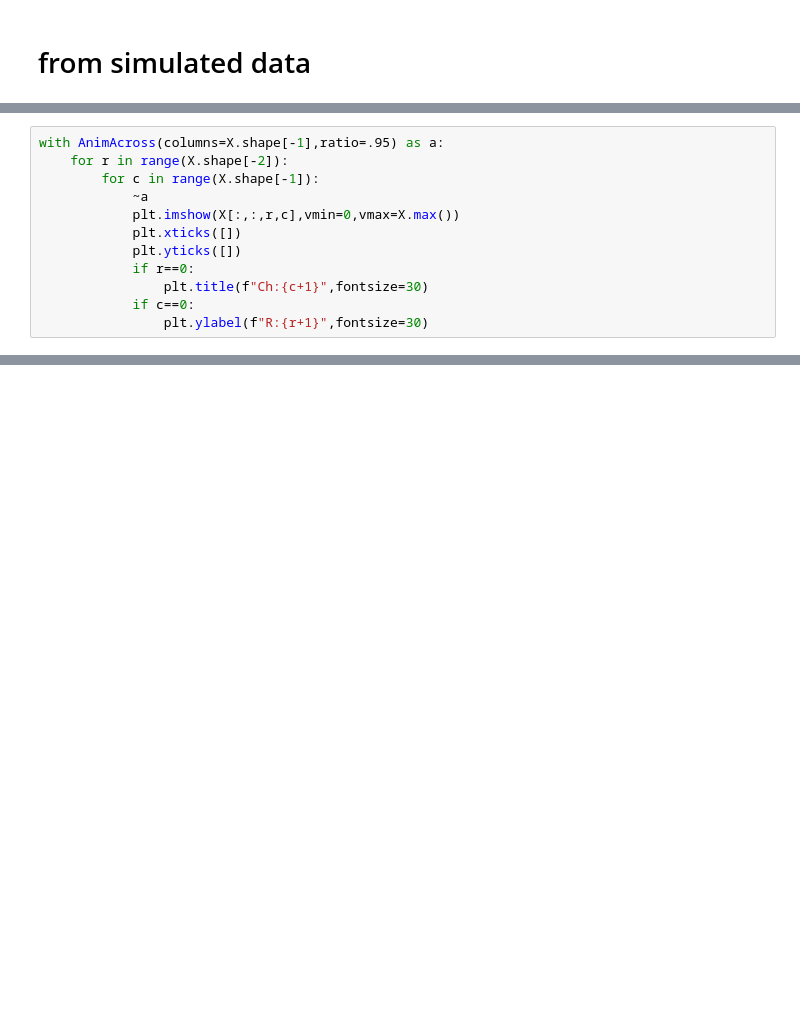
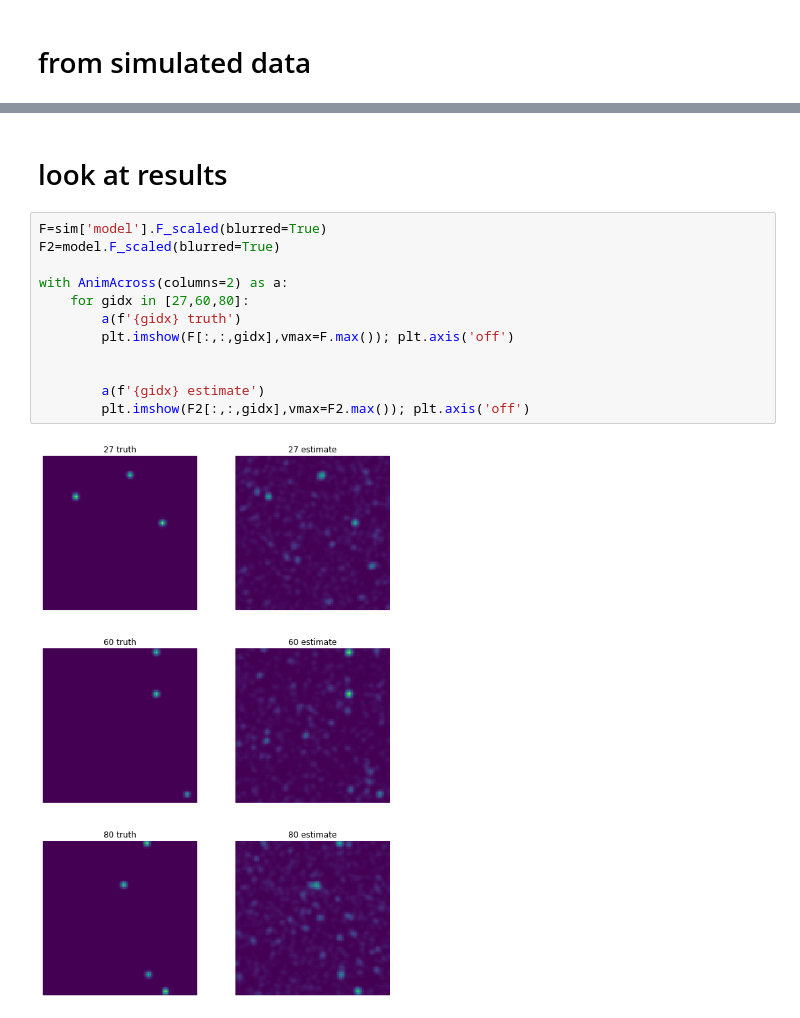
Before and after one commit to jacksonloper/barcoderegression, a Jupyter notebook: example.ipynb, the cells around one changed output, grey strips where cells are left out. Saved outputs shown, nothing was run; the diff lists cells and outputs as text; blank space fills up the shorter version.

```diff
--- a/example.ipynb
+++ b/example.ipynb
@@ -29,12 +30,0 @@ X=Xrav.reshape(spatial_dims+(model.R,model.C))
-# %%
-with AnimAcross(columns=X.shape[-1],ratio=.95) as a:
-    for r in range(X.shape[-2]):
-        for c in range(X.shape[-1]):
-            ~a
-            plt.imshow(X[:,:,r,c],vmin=0,vmax=X.max())
-            plt.xticks([])
-            plt.yticks([])
-            if r==0:
-                plt.title(f"Ch:{c+1}",fontsize=30)
-            if c==0:
-                plt.ylabel(f"R:{r+1}",fontsize=30)
@@ -135,0 +61,16 @@ with AnimAcross(columns=len(js),ratio=.9) as a:
+# %% [markdown]
+# look at results
+# %%
+F=sim['model'].F_scaled(blurred=True)
+F2=model.F_scaled(blurred=True)
+
+with AnimAcross(columns=2) as a:
+    for gidx in [27,60,80]:
+        a(f'{gidx} truth')
+        plt.imshow(F[:,:,gidx],vmax=F.max()); plt.axis('off')
+
+
+        a(f'{gidx} estimate')
+        plt.imshow(F2[:,:,gidx],vmax=F2.max()); plt.axis('off')
+# %% [output]
+[figure, added]
```
Also changed, not shown: parts of 9 cells of this notebook, 3 other files.
